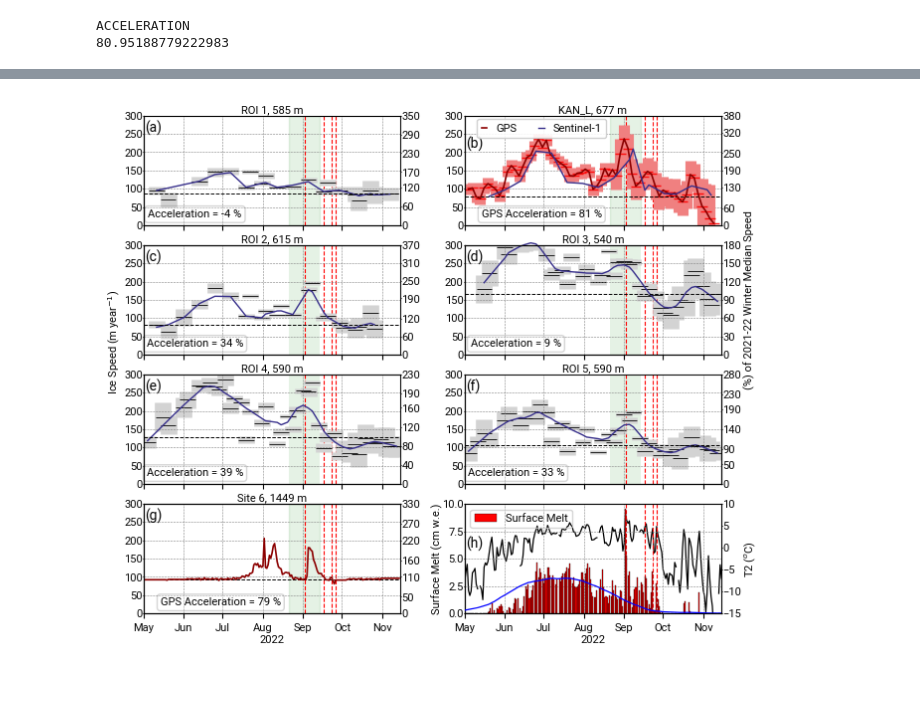
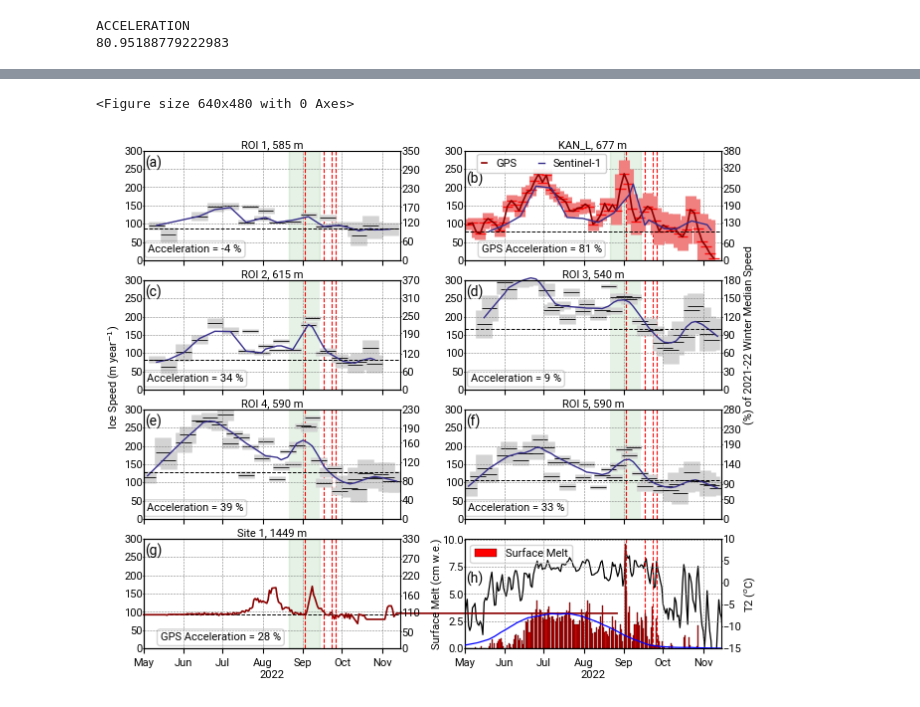
Before and after one commit to ry-ing/GrIS_late-season-melt-event, a Jupyter notebook: code/figures/fig3_land_velocities.ipynb, the cells around one changed output, grey strips where cells are left out. Cells and saved outputs as stored; diff of their text form; code cells hidden in the pictures.

```diff
--- a/code/figures/fig3_land_velocities.ipynb
+++ b/code/figures/fig3_land_velocities.ipynb
@@ -161,7 +127,7 @@ Try using .loc[row_indexer,col_indexer] = value instead
 See the caveats in the documentation: https://pandas.pydata.org/pandas-docs/stable/user_guide/indexing.html#returning-a-view-versus-a-copy
   year_ds['acceleration'] = acceleration
 # %%
-kanl_velocity = pd.read_csv(data_dir + 'KANL_ice_velocity_010122-101122_3day_err.csv', index_col=0)
+kanl_velocity = pd.read_csv(data_dir + 'velocity/KANL_ice_velocity_010122-101122_3day_err.csv', index_col=0)
 kanl_velocity['time'] = kanl_velocity['time'].str.strip("[']")
 kanl_velocity['time'] = pd.to_datetime(kanl_velocity['time'].values)
 kanl_velocity = kanl_velocity.set_index('time')
@@ -180,8 +146,7 @@ kanl_error = kanl_error_rsamp['velocity_error'].values
 
 melt_start_gps = pd.to_datetime('2022-08-30') # 2022-10-01
 melt_end_gps = pd.to_datetime('2022-09-04') # 2022-10-28
-# melt_start_gps = pd.to_datetime('2022-10-21') # 2022-10-01
-# melt_end_gps = pd.to_datetime('2022-10-26') # 2022-10-28
+
 melt_mask = (kanl_velocity_rsamp.index > melt_start_gps) & (kanl_velocity_rsamp.index < melt_end_gps)
 premelt_mask = (kanl_velocity_rsamp.index > pd.to_datetime('2022-08-01')) & (kanl_velocity_rsamp.index < pd.to_datetime('2022-08-20'))
 #premelt_mask = (kanl_velocity_rsamp.index > pd.to_datetime('2022-10-01')) & (kanl_velocity_rsamp.index < pd.to_datetime('2022-10-16'))
@@ -260,5 +224,5 @@ ACCELERATION
 # %%
-cosipy_data = xr.open_dataset(data_dir + 'KAN_L_cosipy_output_20090101-20221129.nc', engine='netcdf4')
+cosipy_data = xr.open_dataset(data_dir + '/met_data/KANL_cosipy_output_20090101-20221229.nc', engine='netcdf4')
 year_mask = (cosipy_data['time'] > pd.to_datetime('2022-01-01')) & (cosipy_data['time'] < pd.to_datetime('2022-11-29'))
 
 surfm = cosipy_data['surfM'].loc[year_mask]
@@ -280,6 +244,29 @@ surfM_historic = surfM_historic.groupby([surfM_historic.index.day, surfM_histori
 surfM_historic = surfM_historic.rolling(30, center=True).mean() # apply rolling mean of 30 days
 surfM_historic = surfM_historic.drop(0)
 surfM_historic.index = pd.date_range(start='01-01-2022', end='12-31-2022', freq='1D')
+# %%
+tick_fontsize = 8
+label_fontsize = 8
+title_fontsize = 8
+mpl.rcParams['font.family'] = 'Roboto'
+plt.rcParams['axes.linewidth'] = 0.8
+plt.rc('xtick', labelsize=tick_fontsize)
+plt.rc('ytick', labelsize=tick_fontsize)
+plt.rc('axes', labelsize=label_fontsize)
+plt.rc('axes', titlesize=title_fontsize)
+plt.rc('legend', fontsize=label_fontsize)    # legend fontsize
+plt.rc('figure', titlesize=title_fontsize)  # fontsize of the figure title
+plt.rc('axes', labelpad=1.5)
+plt.rcParams['ytick.major.pad']='-0.2'
+plt.rcParams['ytick.major.size'] = '1'
+plt.rcParams['axes.facecolor'] = 'None'
+plt.rcParams['savefig.facecolor']='w'
+bbox_props = dict(boxstyle="round", fc="w", ec="0.2", alpha=0.2)
+
+fig = plt.figure()
+spec = gridspec.GridSpec(ncols=2, nrows=4, hspace=0.18, wspace=0.25)
+# %% [output]
+<Figure size 640x480 with 0 Axes>
 # %%
 tick_fontsize = 8
 label_fontsize = 8
@@ -574,13 +561,13 @@ ax4.text(0.2, 0.1, textstr, transform=ax4.transAxes, ha="center", va="center", s
 ax4.text(0.005, 0.85, '(f)', transform=ax4.transAxes, fontsize=10)
 
 
-############### SITE 6 #######################################################################################################
+############### SITE 1 #######################################################################################################
 ax0 = fig.add_subplot(spec[6])
 ax0.set_facecolor('none')
 
-ax0.plot(site6_velocity.index, site6_velocity['v_24h'], color='darkred', alpha=1.0, linewidth=1.2, zorder=3, clip_on=False)
+ax0.plot(site1_velocity.index, site1_velocity['v_24h'], color='darkred', alpha=1.0, linewidth=1.2, zorder=3, clip_on=False)
 ax0.axvspan(melt_start, melt_end, color='g', alpha=0.1, zorder=-6)
-ax0.axhline(winter_median_site6, color='k', linestyle='--', linewidth=0.7)
+ax0.axhline(presummer_median, color='k', linestyle='--', linewidth=0.7)
 
 yticks = [0, 50, 100, 150, 200, 250, 300]
 ax0.set_yticks(yticks)
@@ -590,7 +577,7 @@ ax0.set_ylim(yticks[0], 300)
 majorFmt = mdates.DateFormatter('%b')
 ax0.xaxis.set_major_formatter(majorFmt)
 ax0.xaxis.set_major_locator(mdates.MonthLocator(interval=1))
-ax0.set_title('Site 6, 1449 m', y=0.95)
+ax0.set_title('Site 1, 1449 m', y=0.95)
 ax0.set_xlabel('2022')
 
 ax0.spines[['right']].set_visible(False)
@@ -600,12 +587,12 @@ ax0.axvline(pd.to_datetime('2022-09-17'), color='r', linewidth=0.8, linestyle='-
 ax0.axvline(pd.to_datetime('2022-09-23'), color='r', linewidth=0.8, linestyle='--', zorder=-5)
 ax0.axvline(pd.to_datetime('2022-09-26'), color='r', linewidth=0.8, linestyle='--', zorder=-5)
 
-textstr = 'GPS Acceleration = %.f %%' % site6_acceleration
+textstr = 'GPS Acceleration = %.f %%' % site1_acceleration
 ax0.text(0.3, 0.1, textstr, transform=ax0.transAxes, ha="center", va="center", size=8, bbox=bbox_props)
 ax0.text(0.005, 0.85, '(g)', transform=ax0.transAxes, fontsize=10)
 
 ax0b = ax0.twinx()
-yticks_b = [int( round((i/winter_median_site6)*100, -1) ) for i in yticks]
+yticks_b = [int( round((i/presummer_median)*100, -1) ) for i in yticks]
 
 ax0b.set_yticks(yticks_b)
 
@@ -620,31 +607,31 @@ ax5.set_yticks([0, 2.5, 5, 7.5, 10])
 
 ax5.plot(surfM_historic.index, surfM_historic*100, color='blue', linewidth=0.9, zorder=3)
 ax5.grid(color='grey', linestyle='--', linewidth=0.4, zorder=-5)
 ax5.axvline(pd.to_datetime('2022-09-02'), color='r', linewidth=0.8, linestyle='--', zorder=-5)
 ax5.axvline(pd.to_datetime('2022-09-17'), color='r', linewidth=0.8, linestyle='--', zorder=-5)
 ax5.axvline(pd.to_datetime('2022-09-23'), color='r', linewidth=0.8, linestyle='--', zorder=-5)
 ax5.axvline(pd.to_datetime('2022-09-26'), color='r', linewidth=0.8, linestyle='--', zorder=-5)
 ax5.set_xlabel('2022')
 
 majorFmt = mdates.DateFormatter('%b')
 ax5.xaxis.set_major_formatter(majorFmt)
 ax5.xaxis.set_major_locator(mdates.MonthLocator(interval=1))
 ax5.legend(loc='upper left', fontsize=8)
 ax5.spines[['right']].set_visible(False)
 
 ax5b = ax5.twinx()
 ax5b.set_zorder(ax5.get_zorder()-1)
 ax5b.plot(time_cosipy, T2-273.15, c='k', label='T2', linewidth=0.9)
 ax5b.set_ylim(-15,10)
 ax5b.set_ylabel('T2 ($^{o}$C)')
 ax5b.set_yticks([-15,-10,-5,0,5,10])
 ax5b.spines[['top']].set_visible(False)
 ax5.text(0.004, 0.6, '(h)', transform=ax5.transAxes, fontsize=10)
 
 width = 7.5
 height = 6.5#width/1.618
 fig.set_size_inches(width, height)
 plt.show()
 fig.savefig('fig3_land_velocities.jpg', dpi=300, bbox_inches='tight')
 # %% [output]
-[figure, old version]
+[figure, new version]
```
Also changed, not shown: parts of 4 cells of this notebook, 3 other files.
